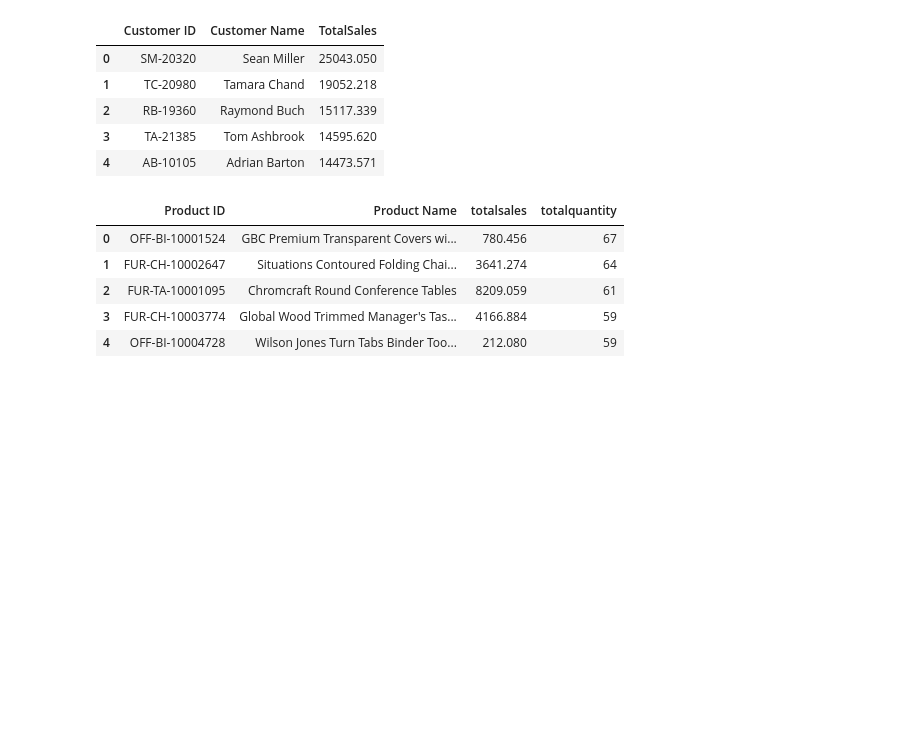
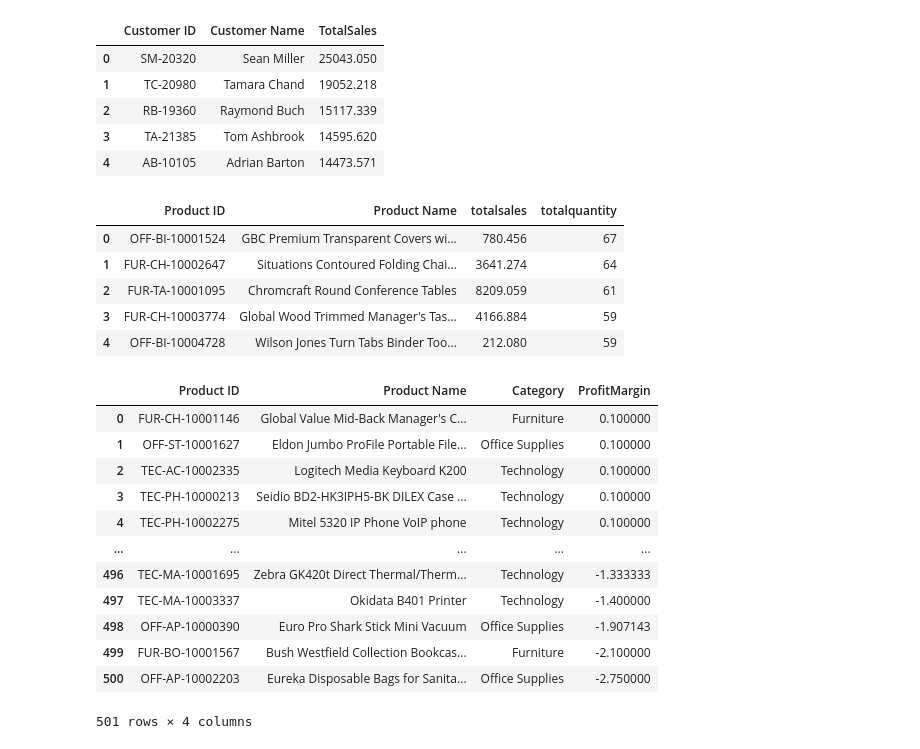
Before and after one commit to Yvonneamg/Ecommerce_Sales_Analysis, a Jupyter notebook: Ecommerce_Sales_Analysis.ipynb, the cells around one changed output. Saved outputs shown, nothing was run; the diff lists cells and outputs as text; code cells hidden in the pictures; blank space fills up the shorter version.

```diff
--- a/Ecommerce_Sales_Analysis.ipynb
+++ b/Ecommerce_Sales_Analysis.ipynb
@@ -161,3 +161,28 @@ top_five_by_quantity
 | 2 | FUR-TA-10001095 | Chromcraft Round Conference Tables | 8209.059 | 61 |
 | 3 | FUR-CH-10003774 | Global Wood Trimmed Manager's Tas... | 4166.884 | 59 |
 | 4 | OFF-BI-10004728 | Wilson Jones Turn Tabs Binder Too... | 212.080 | 59 |
+# %%
+# query for low-profit products (profit margin < 10%)
+low_profit_query = """
+SELECT "Product ID", "Product Name", Category, (SUM("Profit") / SUM("Sales")) AS ProfitMargin
+FROM sales
+GROUP BY "Product ID", "Product Name", Category
+HAVING ProfitMargin < 0.1
+ORDER BY ProfitMargin DESC;
+"""
+low_profit_products = pd.read_sql_query(low_profit_query, conn)
+low_profit_products
+# %% [output]
+|  | Product ID | Product Name | Category | ProfitMargin |
+| 0 | FUR-CH-10001146 | Global Value Mid-Back Manager's C... | Furniture | 0.100000 |
+| 1 | OFF-ST-10001627 | Eldon Jumbo ProFile Portable File... | Office Supplies | 0.100000 |
+| 2 | TEC-AC-10002335 | Logitech Media Keyboard K200 | Technology | 0.100000 |
+| 3 | TEC-PH-10000213 | Seidio BD2-HK3IPH5-BK DILEX Case ... | Technology | 0.100000 |
+| 4 | TEC-PH-10002275 | Mitel 5320 IP Phone VoIP phone | Technology | 0.100000 |
+| ... | ... | ... | ... | ... |
+| 496 | TEC-MA-10001695 | Zebra GK420t Direct Thermal/Therm... | Technology | -1.333333 |
+| 497 | TEC-MA-10003337 | Okidata B401 Printer | Technology | -1.400000 |
+| 498 | OFF-AP-10000390 | Euro Pro Shark Stick Mini Vacuum | Office Supplies | -1.907143 |
+| 499 | FUR-BO-10001567 | Bush Westfield Collection Bookcas... | Furniture | -2.100000 |
+| 500 | OFF-AP-10002203 | Eureka Disposable Bags for Sanita... | Office Supplies | -2.750000 |
+501 rows × 4 columns
```
Also changed, not shown: parts of 2 cells of this notebook, 2 other files.
